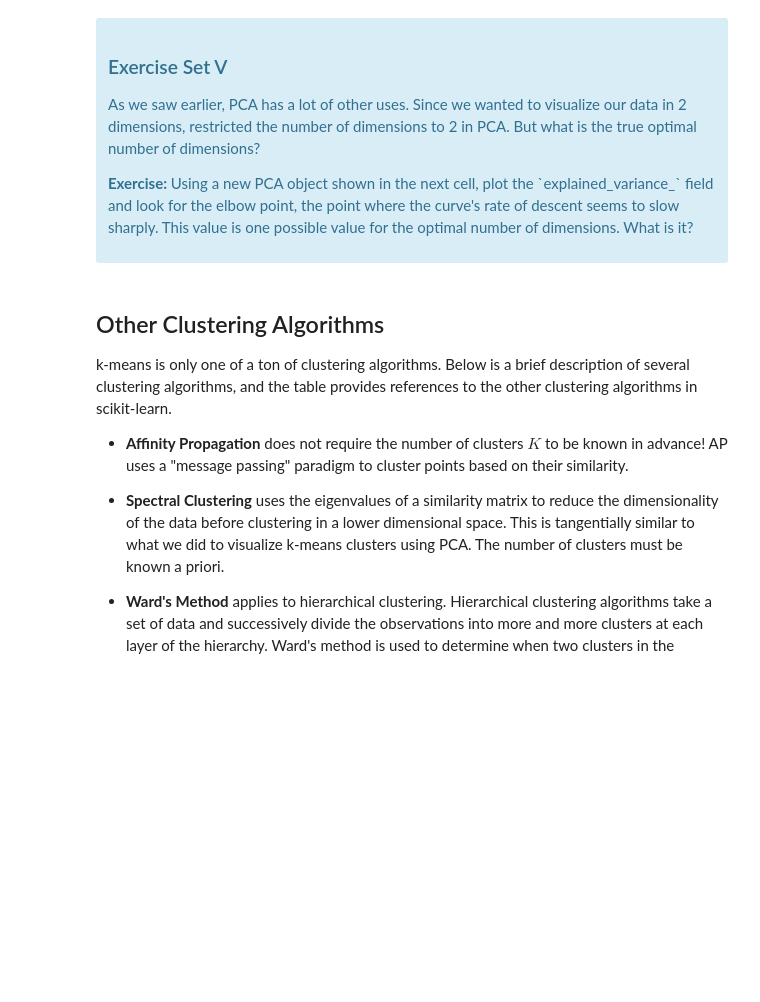
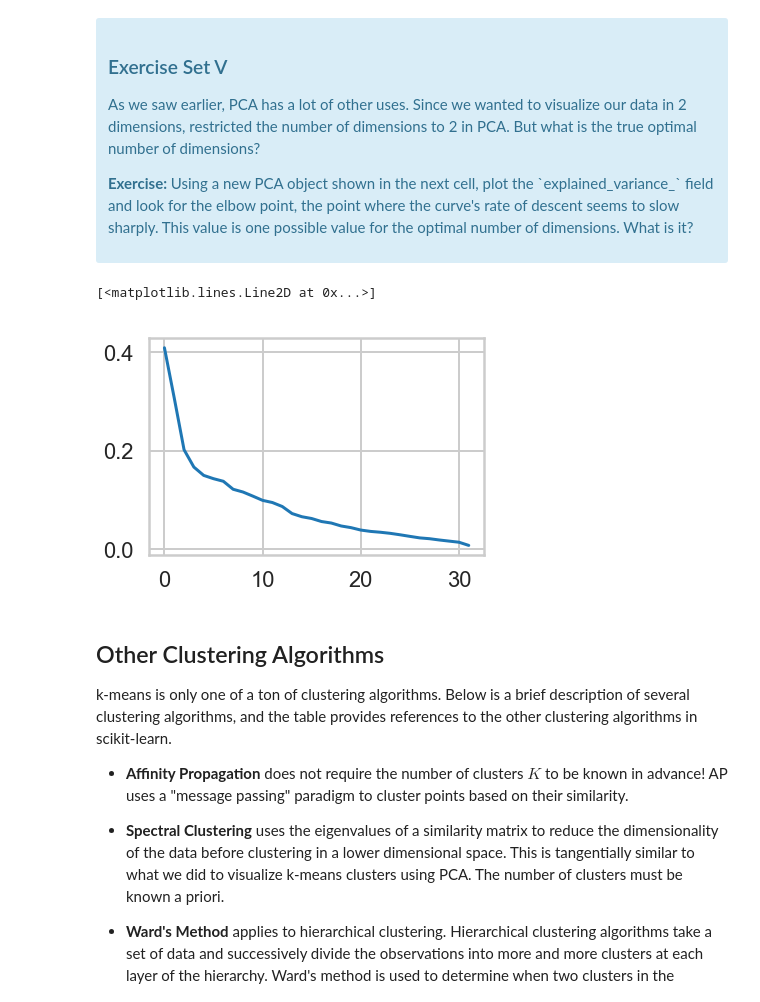
Before and after one commit to fsafe/aic-projects-public, a Jupyter notebook: unit-8-clustering/Mini_Project_Clustering.ipynb, the cells around one changed output. Drawn from its saved outputs; the diff is of its cells as text; code cells hidden in the pictures; blank space fills up the shorter version.

```diff
--- a/unit-8-clustering/Mini_Project_Clustering.ipynb
+++ b/unit-8-clustering/Mini_Project_Clustering.ipynb
@@ -436,11 +439,14 @@ What we've done is we've taken those columns of 0/1 indicator variables, and we'
 # %%
 #your turn
 # Initialize a new PCA model with a default number of components.
 import sklearn.decomposition
 pca = sklearn.decomposition.PCA()
-pca.fit(X)
+#pca.fit(X)
 
-# Do the rest on your own :)
+plt.plot(PCA(n_components=32).fit(x_cols).explained_variance_)
+# %% [output]
+[<matplotlib.lines.Line2D at 0x...>]
+[figure, added]
 # %% [markdown]
 ## Other Clustering Algorithms
 
```
Also changed, not shown: parts of 2 cells of this notebook.
